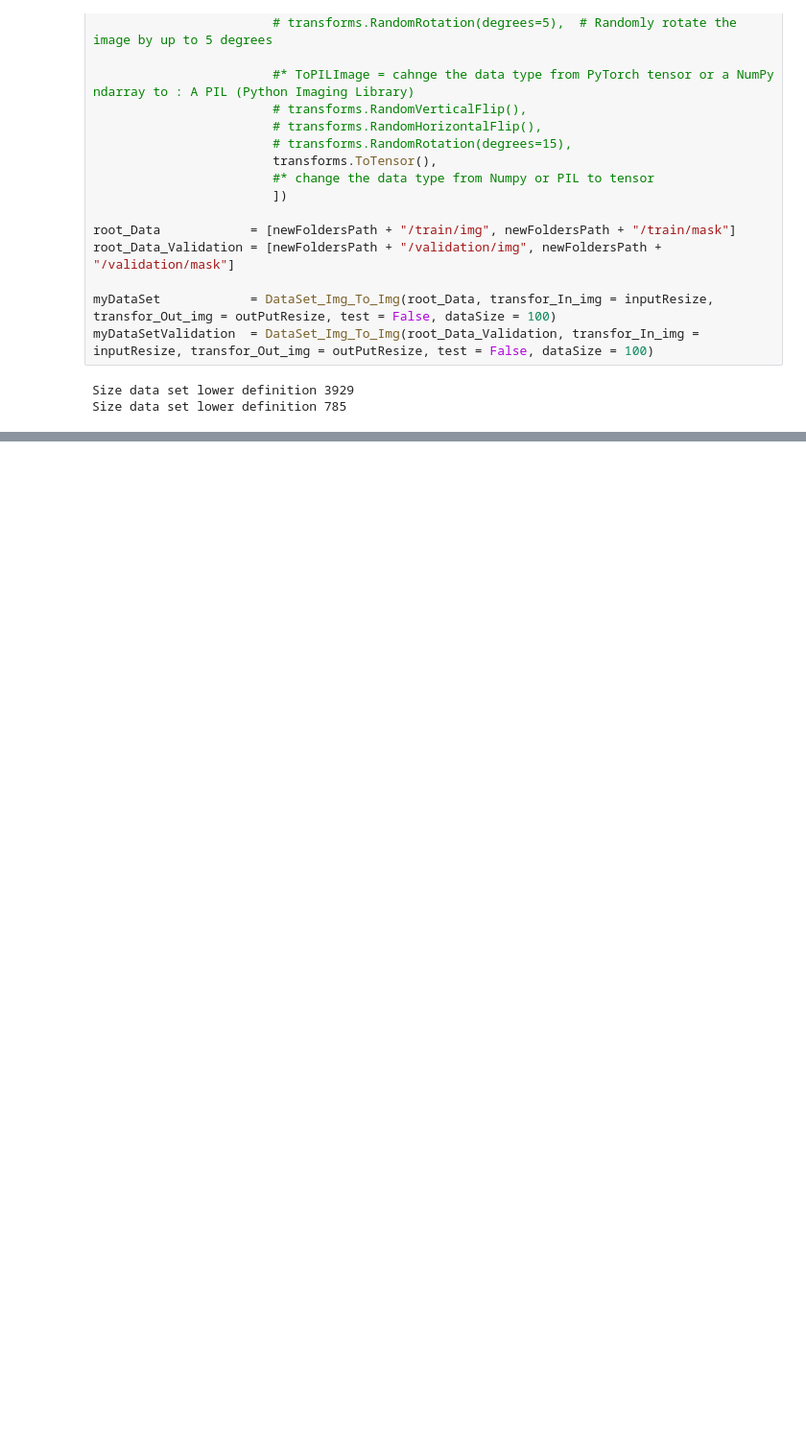
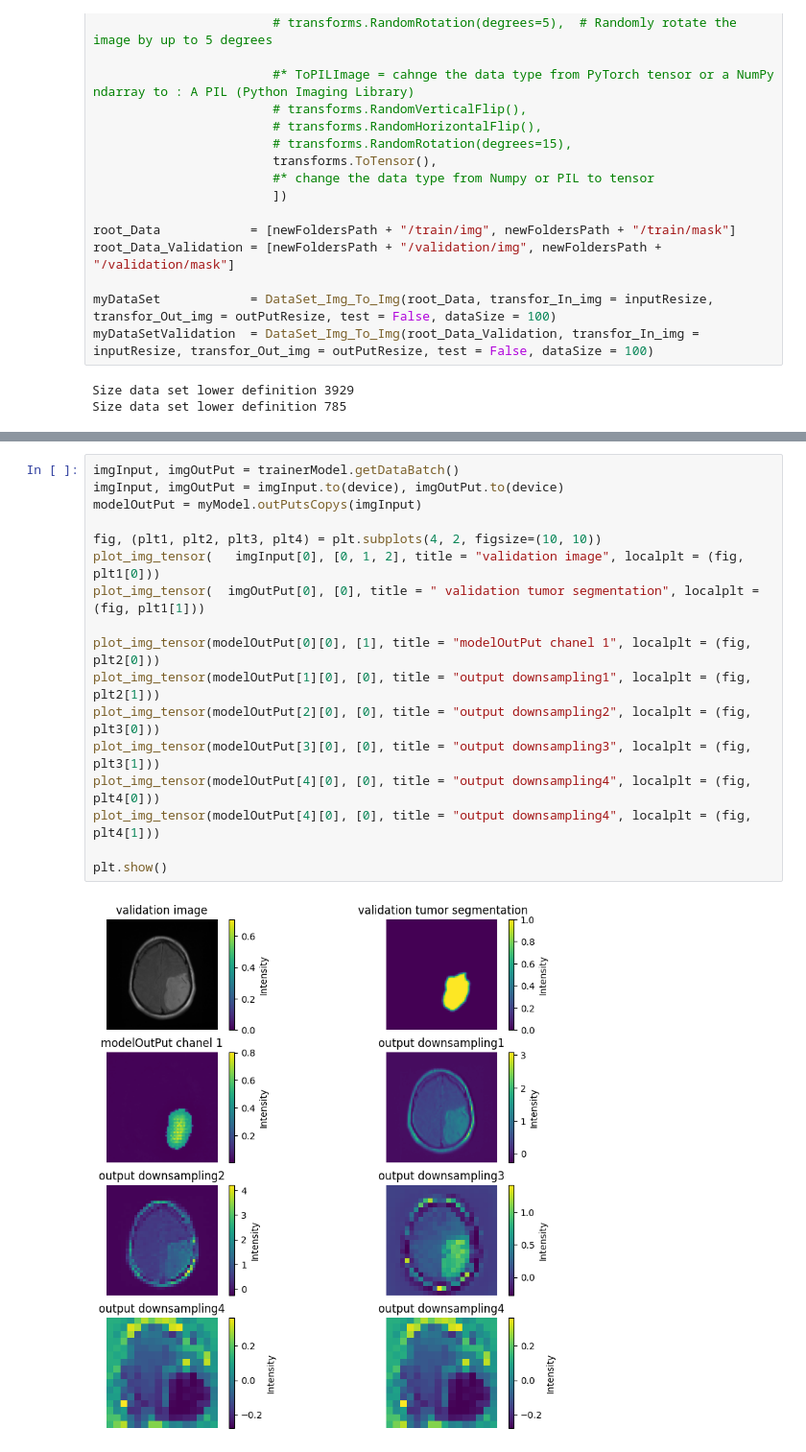
Before and after one commit to karlo-con-k/DeepLearningToolkit, a Jupyter notebook: train_Models_Examples_NoteBooks/train_U_Net.ipynb, the cells around one changed output, grey strips where cells are left out. Shown at 96% size. Saved outputs shown, nothing was run; the diff lists cells and outputs as text; blank space fills up the shorter version.

```diff
--- a/train_Models_Examples_NoteBooks/train_U_Net.ipynb
+++ b/train_Models_Examples_NoteBooks/train_U_Net.ipynb
@@ -219,0 +293,19 @@ trainerModel.printHistorial()
+# %%
+imgInput, imgOutPut = trainerModel.getDataBatch()
+imgInput, imgOutPut = imgInput.to(device), imgOutPut.to(device)
+modelOutPut = myModel.outPutsCopys(imgInput)
+
+fig, (plt1, plt2, plt3, plt4) = plt.subplots(4, 2, figsize=(10, 10))
+plot_img_tensor(   imgInput[0], [0, 1, 2], title = "validation image", localplt = (fig, plt1[0]))
+plot_img_tensor(  imgOutPut[0], [0], title = " validation tumor segmentation", localplt = (fig, plt1[1]))
+
+plot_img_tensor(modelOutPut[0][0], [1], title = "modelOutPut chanel 1", localplt = (fig, plt2[0]))
+plot_img_tensor(modelOutPut[1][0], [0], title = "output downsampling1", localplt = (fig, plt2[1]))
+plot_img_tensor(modelOutPut[2][0], [0], title = "output downsampling2", localplt = (fig, plt3[0]))
+plot_img_tensor(modelOutPut[3][0], [0], title = "output downsampling3", localplt = (fig, plt3[1]))
+plot_img_tensor(modelOutPut[4][0], [0], title = "output downsampling4", localplt = (fig, plt4[0]))
+plot_img_tensor(modelOutPut[4][0], [0], title = "output downsampling4", localplt = (fig, plt4[1]))
+
+plt.show()
+# %% [output]
+[figure, added]
```
Also changed, not shown: parts of 15 cells of this notebook, 1 other file.
